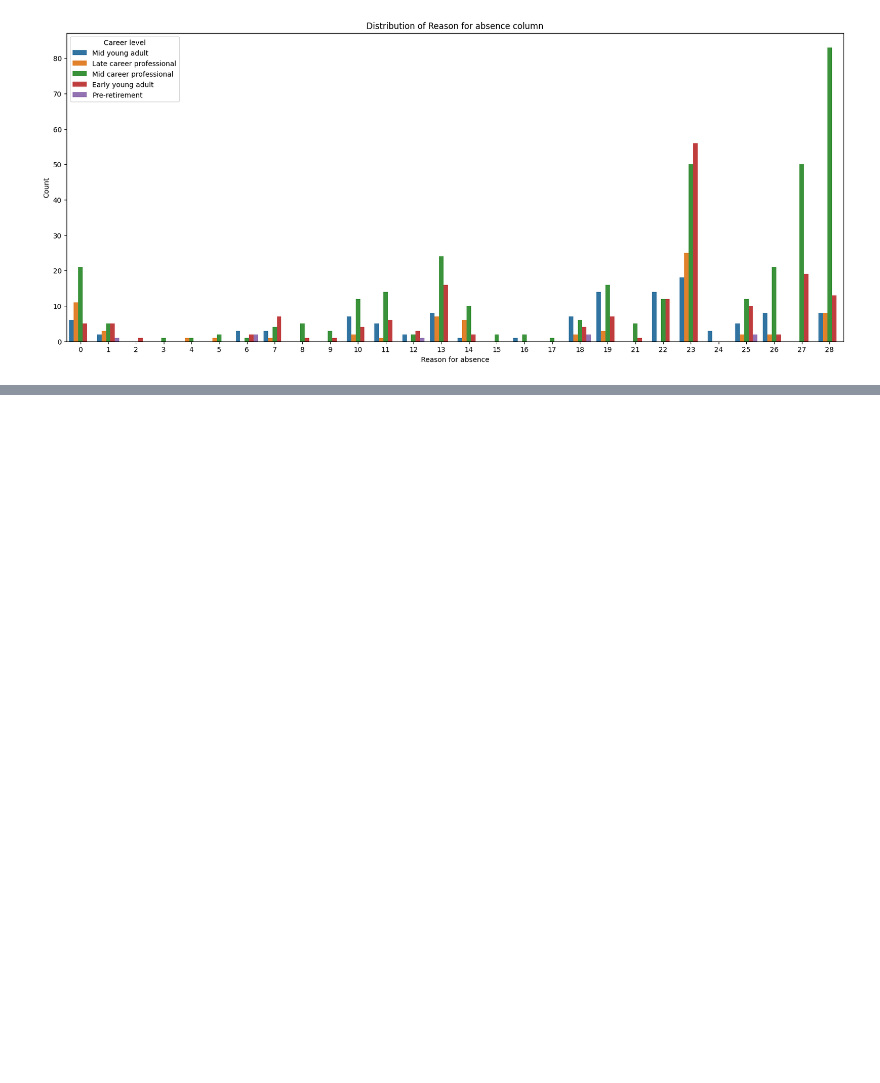
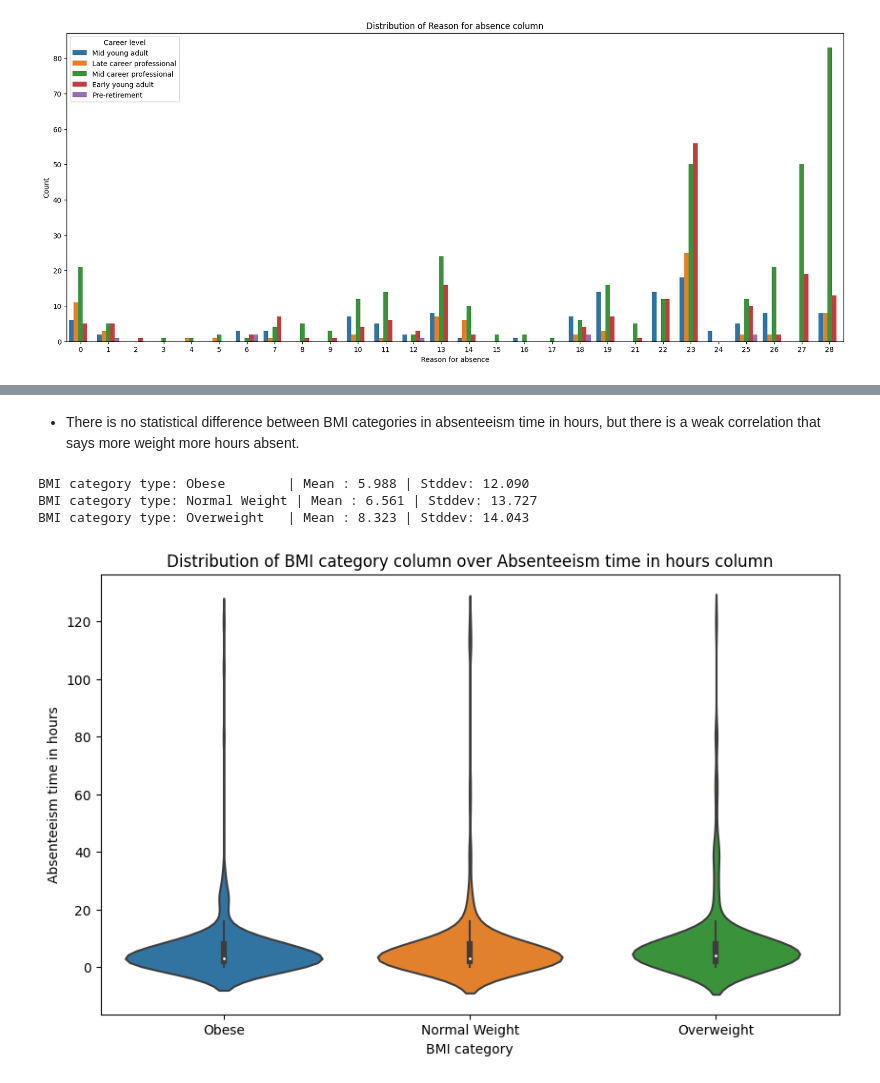
Before and after one commit to alaalmy-ahmed/Absenteeism-at-Work, a Jupyter notebook: knowing the data.ipynb, the cells around one changed output, grey strips where cells are left out. Saved outputs shown, nothing was run; the diff lists cells and outputs as text; code cells hidden in the pictures; blank space fills up the shorter version.

```diff
--- a/knowing the data.ipynb
+++ b/knowing the data.ipynb
@@ -354,0 +471,11 @@ Name: Career level, dtype: int64
+# %% [markdown]
+- There is no statistical difference between BMI categories in absenteeism time in hours, but there is a weak correlation that says more weight more hours absent.
+# %%
+mean_std_for_categories(col='BMI category', target='Absenteeism time in hours')
+
+plot_violin(x='BMI category', y='Absenteeism time in hours', figsize=(10, 6))
+# %% [output]
+BMI category type: Obese        | Mean : 5.988 | Stddev: 12.090
+BMI category type: Normal Weight | Mean : 6.561 | Stddev: 13.727
+BMI category type: Overweight   | Mean : 8.323 | Stddev: 14.043
+[figure, added]
```
Also changed, not shown: parts of 45 cells of this notebook, 23 other files.
